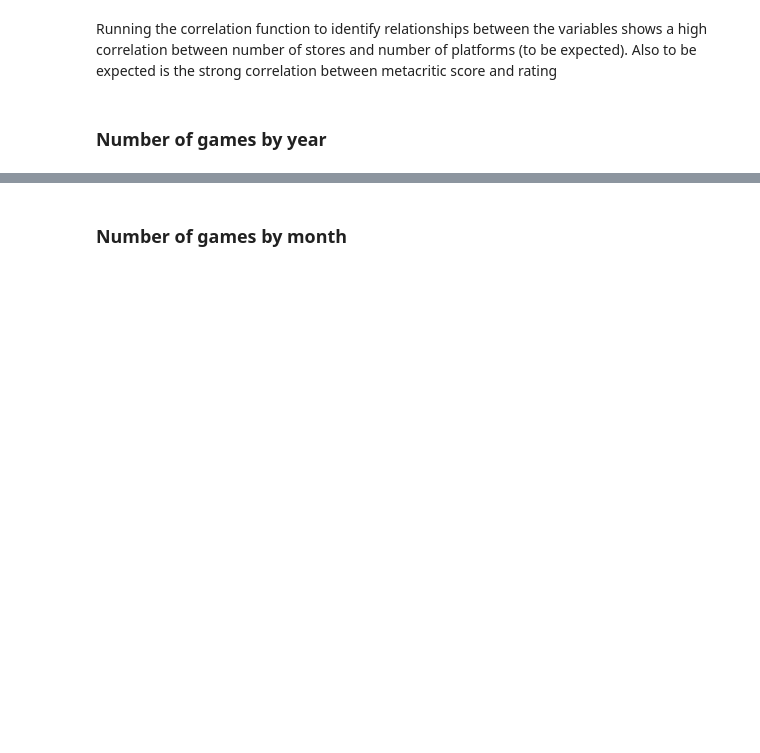
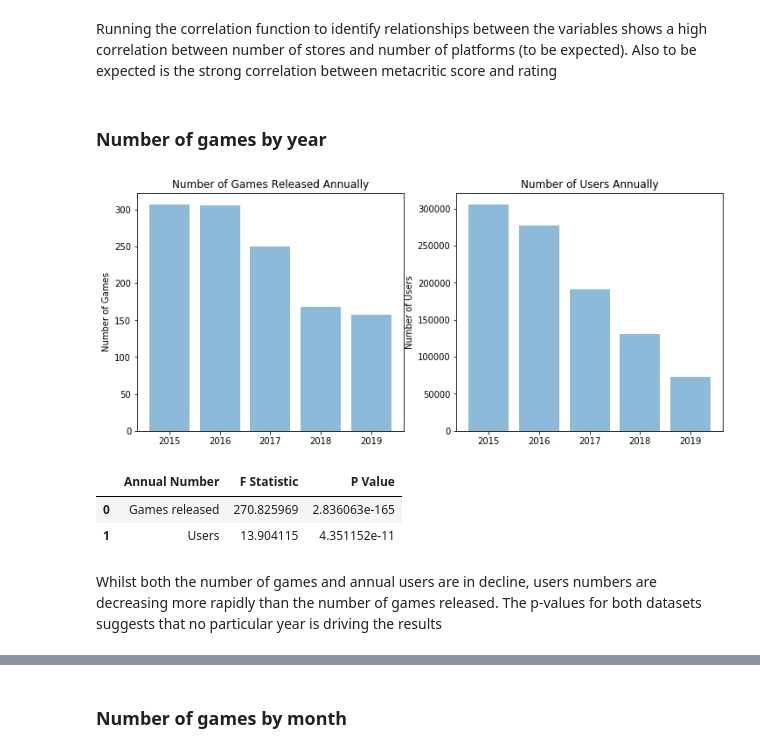
Before and after one commit to Rishi0406/project_1, a Jupyter notebook: all_analysis_final.ipynb, the cells around one changed output, grey strips where cells are left out. Drawn from its saved outputs; the diff is of its cells as text; code cells hidden in the pictures; blank space fills up the shorter version.

```diff
--- a/all_analysis_final.ipynb
+++ b/all_analysis_final.ipynb
@@ -53,45 +83,60 @@ Running the correlation function to identify relationships between the variables
 # %% [markdown]
 ### Number of games by year <a id='gameyear'></a>
 # %%
-# Visualise category variables
-
-fig, axes = plt.subplots(nrows = 2, ncols = 2, figsize = (20,15))
+# Create plot
+fig, axes = plt.subplots(nrows = 1, ncols = 2, figsize = (12,5))
 
 # Generate a bar plot for total released each year
-
 total = game_df.groupby(game_df["year"])["id"].count()
 
-axes[0,0].set_title("Number of Games Released Annually")
-axes[0,0].set_ylabel("Number of Games")
+axes[0].set_title("Number of Games Released Annually")
+axes[0].set_ylabel("Number of Games")
 
-total = axes[0,0].bar(total.index, total, color='c', alpha=0.5)
-
-
+total = axes[0].bar(total.index, total, alpha=0.5)
 
 # Generate a bar plot for total users each year
 users = game_df.groupby(game_df["year"])["users"].sum()
 
-axes[0,1].set_title("Number of Users Annually")
-axes[0,1].set_ylabel("Number of Users")
+axes[1].set_title("Number of Users Annually")
+axes[1].set_ylabel("Number of Users")
 
-users = axes[0,1].bar(users.index, users, color='c', alpha=0.5)
+users = axes[1].bar(users.index, users, alpha=0.5)
 
+# Assign game count and rating years to variables for ANOVA
+group1 = game_df[game_df["year"] == 2015]["id"]
+group2 = game_df[game_df["year"] == 2016]["id"]
+group3 = game_df[game_df["year"] == 2017]["id"]
+group4 = game_df[game_df["year"] == 2018]["id"]
+group5 = game_df[game_df["year"] == 2019]["id"]
 
-# Generate a bar plot for average rating each year
-users = game_df.groupby(game_df["year"])["rating"].mean()
-axes[1,0].set_title("Average Rating")
-axes[1,0].set_ylim(top = 4.5)
-axes[1,0].set_ylabel("Rating")
+group6 = game_df[game_df["year"] == 2015]["rating"]
+group7 = game_df[game_df["year"] == 2016]["rating"]
+group8 = game_df[game_df["year"] == 2017]["rating"]
+group9 = game_df[game_df["year"] == 2018]["rating"]
+group10 = game_df[game_df["year"] == 2019]["rating"]
 
-users = axes[1,0].bar(users.index, users, color='c', alpha=0.5)
+# Perform the ANOVA
+anova_gc = st.f_oneway(group1, group2, group3, group4, group5)
+anova_r = st.f_oneway(group6, group7, group8, group9, group10)
 
-# Generate a bar plot for average metacritic score each year
-users = game_df.groupby(game_df["year"])["metacritic score"].mean()
+fstats = (anova_gc[0], anova_r[0])
+pstats = (anova_gc[1], anova_r[1])
+counts = ("Games released", "Users")
 
-axes[1,1].set_title("Average Metacritic Score")
-axes[1,1].set_ylim(top = 90)
-axes[1,1].set_ylabel("Metacritic Score")
+plt.show()
 
-users = axes[1,1].bar(users.index, users, color='c', alpha=0.5)
-plt.savefig("figures/game_annualtrend.png")
+# Create and show dataframe
+frame = {"Annual Number" : counts,"F Statistic": fstats, "P Value" : pstats}
+summary_df = pd.DataFrame(frame)
+
+summary_df
+
+#plt.savefig("figures/gameusergamenumber_comparisontrend.png")
+# %% [output]
+[figure, added]
+|  | Annual Number | F Statistic | P Value |
+| 0 | Games released | 270.825969 | 2.836063e-165 |
+| 1 | Users | 13.904115 | 4.351152e-11 |
+# %% [markdown]
+Whilst both the number of games and annual users are in decline, users numbers are decreasing more rapidly than the number of games released.  The p-values for both datasets suggests that no particular year is driving the results
 # %%
```
Also changed, not shown: parts of 29 cells of this notebook, 7 other files.
